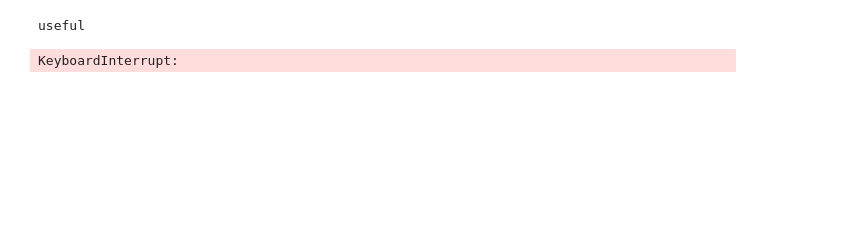
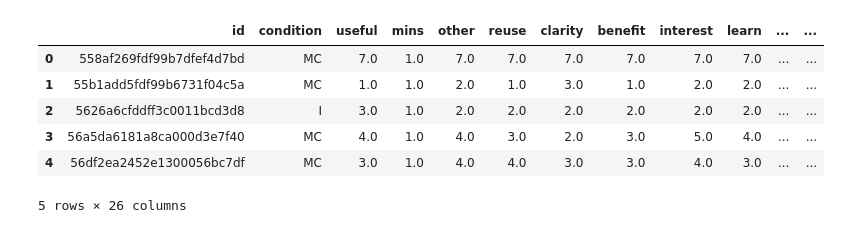
Before and after one commit to adityaarunsinghal/NLP-for-motivation-lab, a Jupyter notebook: Clean Data Exploration (3 Input, 8 DVs).ipynb, the cells around one changed output. Cells and saved outputs as stored; diff of their text form; code cells hidden in the pictures; blank space fills up the shorter version.

```diff
--- a/Clean Data Exploration (3 Input, 8 DVs).ipynb
+++ b/Clean Data Exploration (3 Input, 8 DVs).ipynb
@@ -32,10 +24,28 @@ clean.head()
 # %%
 clean['all'] = clean.wish + " " + clean.outcome + " " + clean.outcome2
 clean.drop(columns = ['wish', 'outcome', 'outcome2'], inplace=True)
 
 # clean['all'] = clean['all'].apply(remove_stop)
 # model = gensim.models.Word2Vec(clean['all'], min_count = 2)
 # model.most_similar('happy')
 
 # clean = pd.get_dummies(clean, columns = ['useful','mins','other','reuse', 'clarity', 'benefit', 'interest', 'learn'])
+
+coders = pd.read_csv('/Users/aditya/Documents/GitHub/NLP-for-motivation-lab/MCII coding replication - coding file(v. analysis).csv')
+colname = ['id', 'd1', 'd2', 'd3', 'd4', 'd5', 'd6', 's1', 's2', 's3', 's4', 's5', 's6']
+coders = coders.iloc[:256,:13]
+coders.columns= colname
+coders.fillna(1, inplace=True)
+coders['d'] = round(coders.loc[:,'d1':'d6'].mean(axis=1))
+coders['s'] = round(coders.loc[:,'s1':'s6'].mean(axis=1))
+clean = pd.concat([clean, coders], join='outer', axis=1)
 clean.head()
+clean.head()
+# %% [output]
+|  | id | condition | useful | mins | other | reuse | clarity | benefit | interest | learn | ... | ... |
+| 0 | 558af269fdf99b7dfef4d7bd | MC | 7.0 | 1.0 | 7.0 | 7.0 | 7.0 | 7.0 | 7.0 | 7.0 | ... | ... |
+| 1 | 55b1add5fdf99b6731f04c5a | MC | 1.0 | 1.0 | 2.0 | 1.0 | 3.0 | 1.0 | 2.0 | 2.0 | ... | ... |
+| 2 | 5626a6cfddff3c0011bcd3d8 | I | 3.0 | 1.0 | 2.0 | 2.0 | 2.0 | 2.0 | 2.0 | 2.0 | ... | ... |
+| 3 | 56a5da6181a8ca000d3e7f40 | MC | 4.0 | 1.0 | 4.0 | 3.0 | 2.0 | 3.0 | 5.0 | 4.0 | ... | ... |
+| 4 | 56df2ea2452e1300056bc7df | MC | 3.0 | 1.0 | 4.0 | 4.0 | 3.0 | 3.0 | 4.0 | 3.0 | ... | ... |
+5 rows × 26 columns
@@ -44,11 +52,9 @@ clean.head()
 # %%
-for each_col in clean.loc[:,'useful':'learn']:
-    print(each_col)
-    plt.hist(clean[each_col])
-    plt.show()
+# for each_col in clean.loc[:,'useful':'learn']:
+#     print(each_col)
+#     plt.hist(clean[each_col])
+#     print(clean[each_col].value_counts())
+#     plt.show()
-# %% [output]
-useful
-KeyboardInterrupt:
 # %%
 history_scores = defaultdict(dict)
 # %%
```
Also changed, not shown: parts of 20 cells of this notebook, 3 other files.
